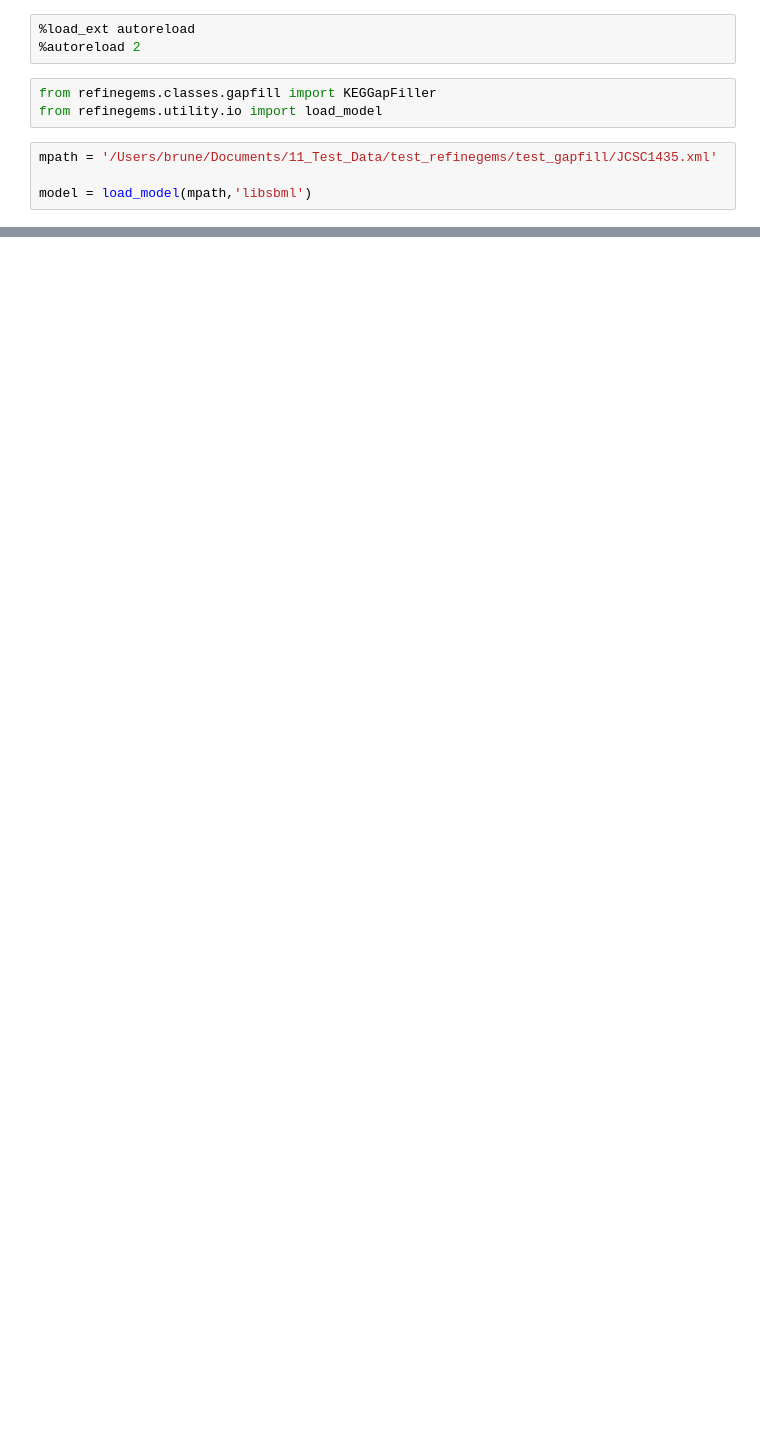
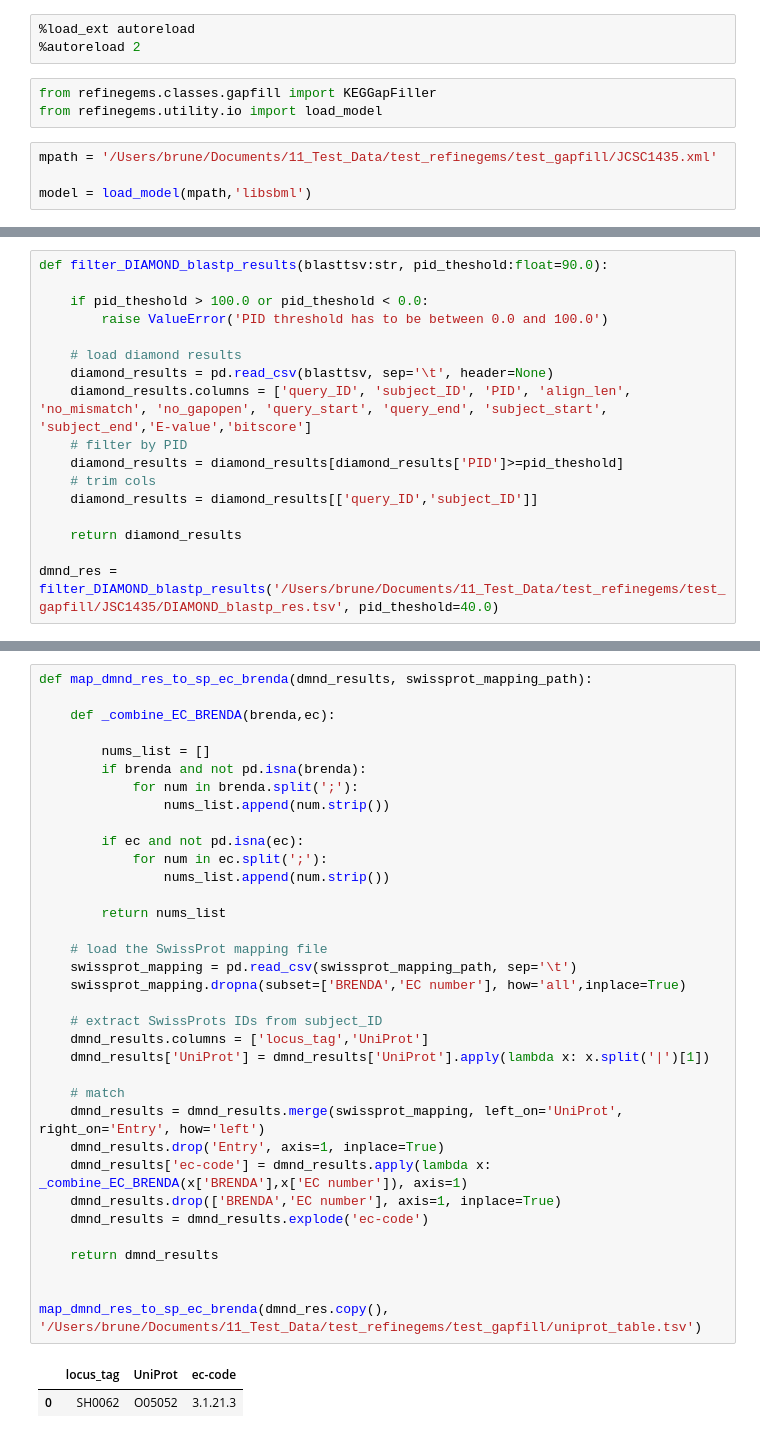
Before and after one commit to draeger-lab/refinegems, a Jupyter notebook: dev/gapfill-testing.ipynb, the cells around one changed output, grey strips where cells are left out. Saved outputs shown, nothing was run; the diff lists cells and outputs as text; blank space fills up the shorter version.

```diff
--- a/dev/gapfill-testing.ipynb
+++ b/dev/gapfill-testing.ipynb
@@ -47,0 +200,17 @@ gene_table
+# %%
+def filter_DIAMOND_blastp_results(blasttsv:str, pid_theshold:float=90.0):
+
+    if pid_theshold > 100.0 or pid_theshold < 0.0:
+        raise ValueError('PID threshold has to be between 0.0 and 100.0')
+
+    # load diamond results
+    diamond_results = pd.read_csv(blasttsv, sep='\t', header=None)
+    diamond_results.columns = ['query_ID', 'subject_ID', 'PID', 'align_len', 'no_mismatch', 'no_gapopen', 'query_start', 'query_end', 'subject_start', 'subject_end','E-value','bitscore']
+    # filter by PID
+    diamond_results = diamond_results[diamond_results['PID']>=pid_theshold]
+    # trim cols
+    diamond_results = diamond_results[['query_ID','subject_ID']]
+
+    return diamond_results
+
+dmnd_res = filter_DIAMOND_blastp_results('/Users/brune/Documents/11_Test_Data/test_refinegems/test_gapfill/JSC1435/DIAMOND_blastp_res.tsv', pid_theshold=40.0)
@@ -47,0 +222,38 @@ gene_table
+# %%
+def map_dmnd_res_to_sp_ec_brenda(dmnd_results, swissprot_mapping_path):
+
+    def _combine_EC_BRENDA(brenda,ec):
+
+        nums_list = []
+        if brenda and not pd.isna(brenda):
+            for num in brenda.split(';'):
+                nums_list.append(num.strip())
+
+        if ec and not pd.isna(ec):
+            for num in ec.split(';'):
+                nums_list.append(num.strip())
+
+        return nums_list
+
+    # load the SwissProt mapping file
+    swissprot_mapping = pd.read_csv(swissprot_mapping_path, sep='\t')
+    swissprot_mapping.dropna(subset=['BRENDA','EC number'], how='all',inplace=True)
+
+    # extract SwissProts IDs from subject_ID
+    dmnd_results.columns = ['locus_tag','UniProt']
+    dmnd_results['UniProt'] = dmnd_results['UniProt'].apply(lambda x: x.split('|')[1])
+
+    # match
+    dmnd_results = dmnd_results.merge(swissprot_mapping, left_on='UniProt', right_on='Entry', how='left')
+    dmnd_results.drop('Entry', axis=1, inplace=True)
+    dmnd_results['ec-code'] = dmnd_results.apply(lambda x: _combine_EC_BRENDA(x['BRENDA'],x['EC number']), axis=1)
+    dmnd_results.drop(['BRENDA','EC number'], axis=1, inplace=True)
+    dmnd_results = dmnd_results.explode('ec-code')
+
+    return dmnd_results
+
+
+map_dmnd_res_to_sp_ec_brenda(dmnd_res.copy(), '/Users/brune/Documents/11_Test_Data/test_refinegems/test_gapfill/uniprot_table.tsv')
+# %% [output]
+|  | locus_tag | UniProt | ec-code |
+| 0 | SH0062 | O05052 | 3.1.21.3 |
```
Also changed, not shown: parts of 11 cells of this notebook, 6 other files.
